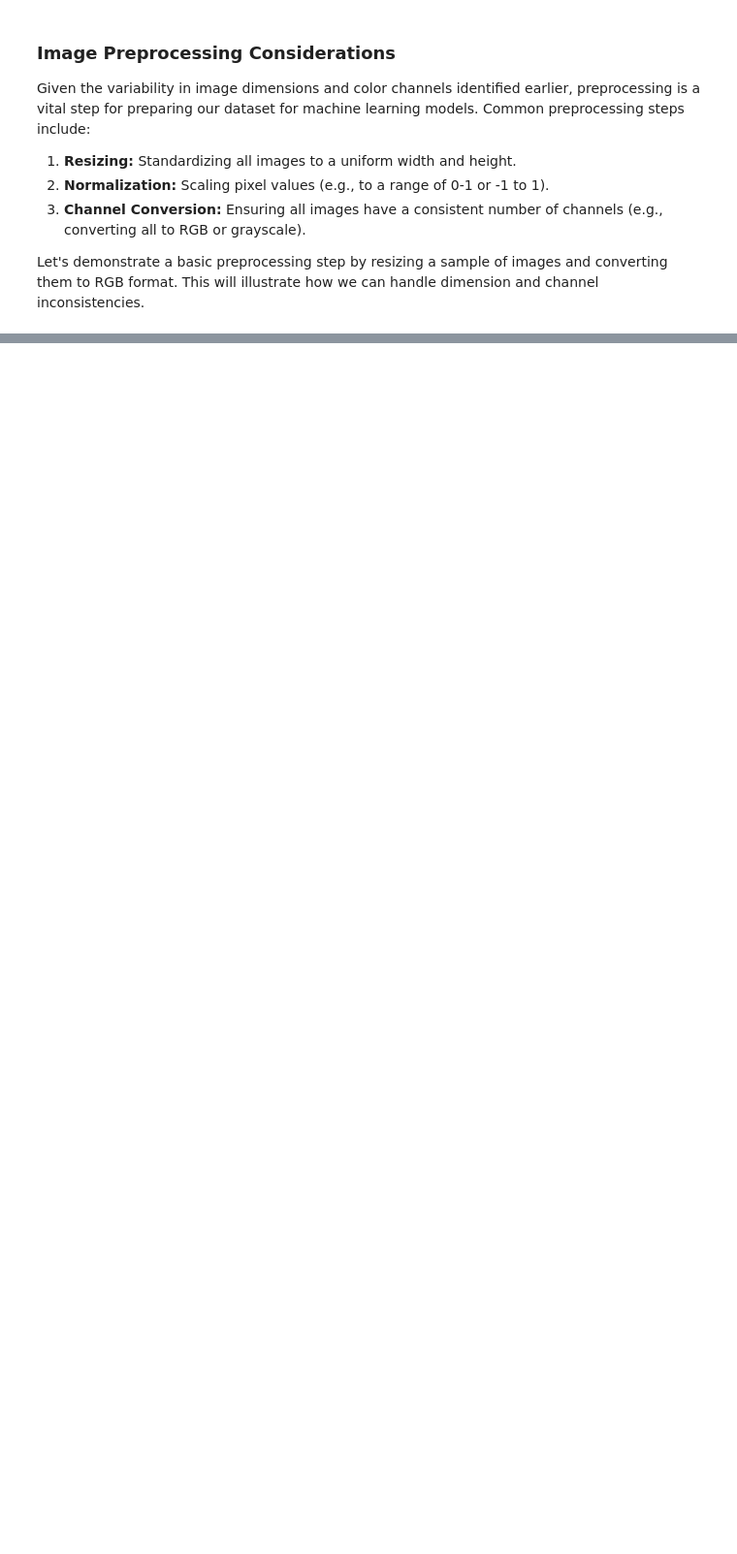
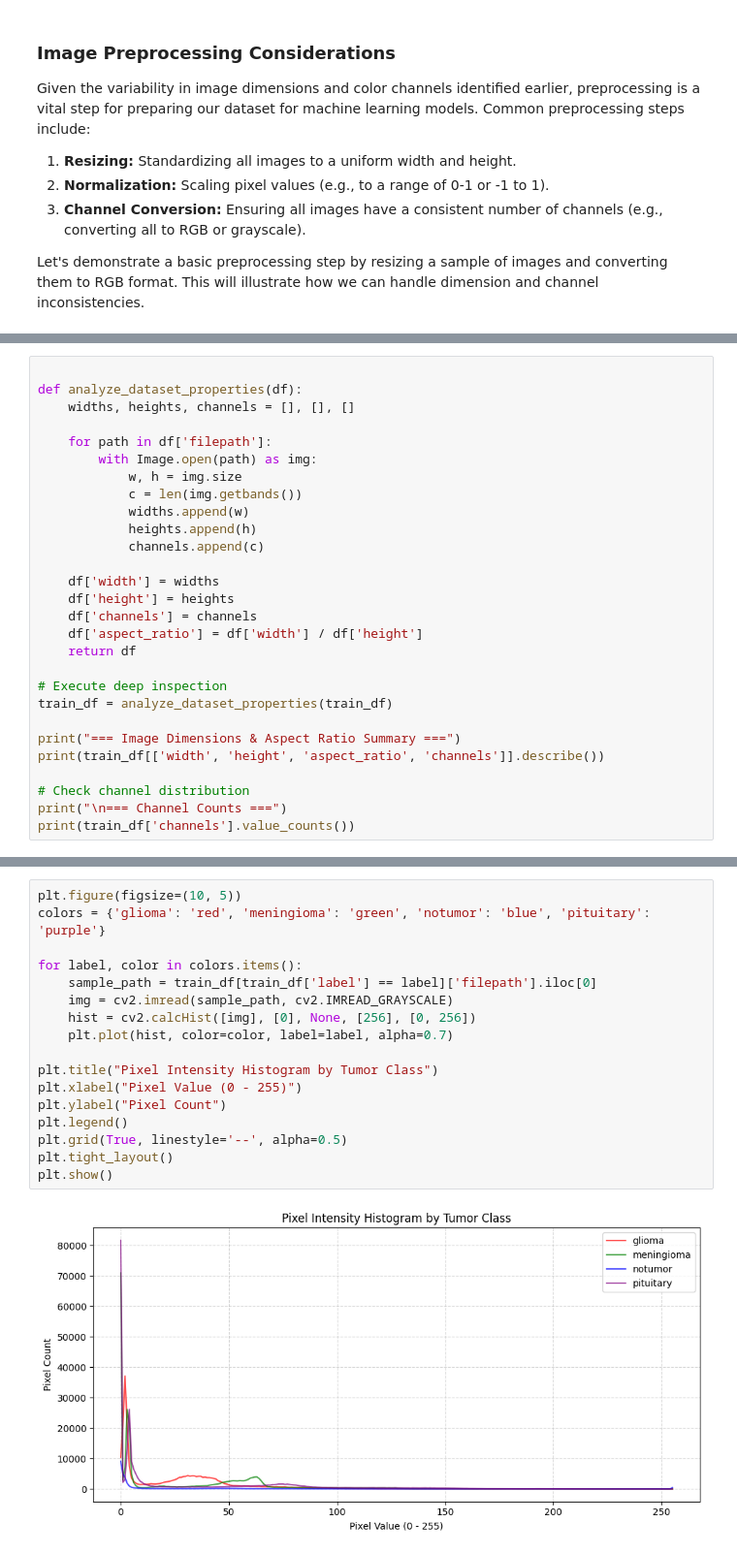
Before and after one commit to shahwaiz-9/Deep-Learning, a Jupyter notebook: Research_Paper_2.ipynb, the cells around one changed output, grey strips where cells are left out. Shown at 97% size. Cells and saved outputs as stored; diff of their text form; blank space fills up the shorter version.

```diff
--- a/Research_Paper_2.ipynb
+++ b/Research_Paper_2.ipynb
@@ -477,0 +455,28 @@ Demonstrating data augmentation on image: /kaggle/input/brain-tumor-mri-dataset/
+# %%
+
+def analyze_dataset_properties(df):
+    widths, heights, channels = [], [], []
+
+    for path in df['filepath']:
+        with Image.open(path) as img:
+            w, h = img.size
+            c = len(img.getbands())
+            widths.append(w)
+            heights.append(h)
+            channels.append(c)
+
+    df['width'] = widths
+    df['height'] = heights
+    df['channels'] = channels
+    df['aspect_ratio'] = df['width'] / df['height']
+    return df
+
+# Execute deep inspection
+train_df = analyze_dataset_properties(train_df)
+
+print("=== Image Dimensions & Aspect Ratio Summary ===")
+print(train_df[['width', 'height', 'aspect_ratio', 'channels']].describe())
+
+# Check channel distribution
+print("\n=== Channel Counts ===")
+print(train_df['channels'].value_counts())
@@ -477,0 +501,19 @@ Demonstrating data augmentation on image: /kaggle/input/brain-tumor-mri-dataset/
+# %%
+plt.figure(figsize=(10, 5))
+colors = {'glioma': 'red', 'meningioma': 'green', 'notumor': 'blue', 'pituitary': 'purple'}
+
+for label, color in colors.items():
+    sample_path = train_df[train_df['label'] == label]['filepath'].iloc[0]
+    img = cv2.imread(sample_path, cv2.IMREAD_GRAYSCALE)
+    hist = cv2.calcHist([img], [0], None, [256], [0, 256])
+    plt.plot(hist, color=color, label=label, alpha=0.7)
+
+plt.title("Pixel Intensity Histogram by Tumor Class")
+plt.xlabel("Pixel Value (0 - 255)")
+plt.ylabel("Pixel Count")
+plt.legend()
+plt.grid(True, linestyle='--', alpha=0.5)
+plt.tight_layout()
+plt.show()
+# %% [output]
+[figure, added]
```
Also changed, not shown: parts of 63 cells of this notebook.
